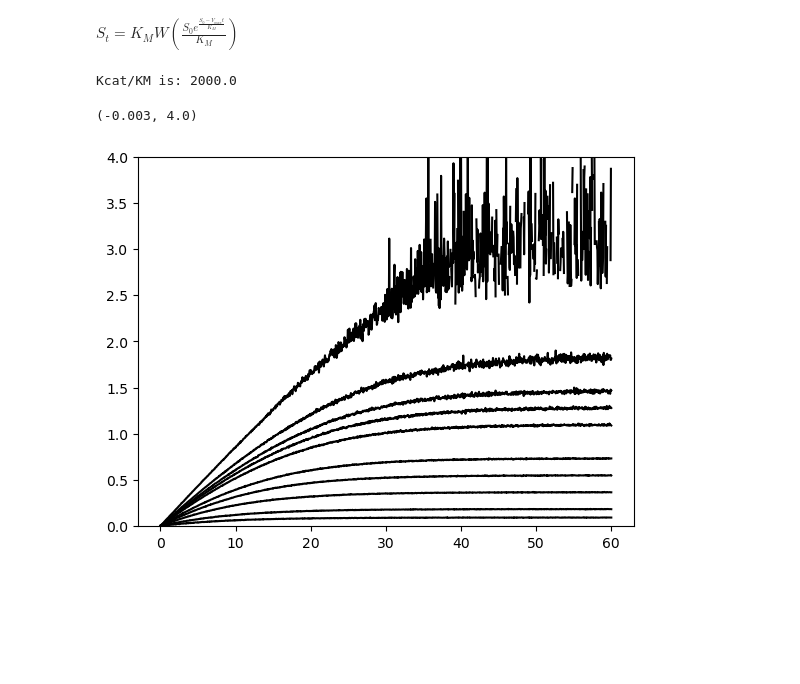
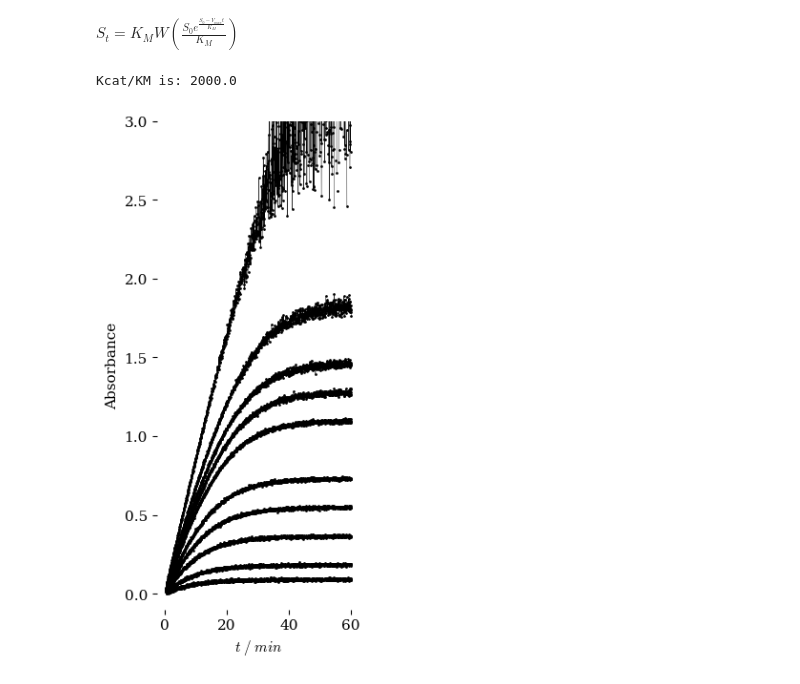
Before and after one commit to blinkletter/StealThisCode, a Jupyter notebook: testideas/DataGenerator.ipynb, the cells around one changed output. Cells and saved outputs as stored; diff of their text form; code cells hidden in the pictures; blank space fills up the shorter version.

```diff
--- a/testideas/DataGenerator.ipynb
+++ b/testideas/DataGenerator.ipynb
@@ -71,44 +71,69 @@ n_points = 1200            ### number of points - increase if needed
 #########################################
 
 dt = time_end / n_points          ### time step, delta t
-t_line = np.arange(0, time_end+dt, dt) ### time vector (list of time points)
+t_line = np.arange(0.5, time_end+dt, dt) ### time vector (list of time points)
 
 ##########################
 ### Set up parameters
 ##########################
 
 E_conc = 1e-9
 KM_value = 0.05 / 1000          ### set KM value
 kcat_value = 1E2 * 60          ### set kcat value in min^-1
 S0_value = .1 / 1000            ### set initial substrate concentration value
 
 print(f"Kcat/KM is: {kcat_value/60/(KM_value*1000):0.1f}")
 
 Vmax_value = E_conc * kcat_value
 
+plt.rcdefaults()     ### resets the plot defaults so we always start in the same place
+plt.style.use("../styles/tufte.mplstyle")     ### Then add a fancy style sheet
+
+fig, ax = plt.subplots(nrows=1, ncols=1, figsize=(3,6))
+
+
 ##########################
 ### calculate x and y data
 ##########################
 S0_list = np.array([0.005,0.01,0.02,0.03,0.04,0.06,0.07,0.08,0.1,0.2]) / 1000
-#S0_list = np.array([0.008]) / 1000
+#S0_list = np.array([0.005]) / 1000
 
 for S0_value in S0_list:
     ### Calculate y according to the function
     s = S0_value - f(t_line, S0_value, KM_value, Vmax_value)
     ### the Lambert function produces imaginary numbers. Use on the real component
     s = np.real(s) * 18300
     fraction_transmittance  = 1/(10**s)
     fraction_transmittance = np.random.normal(fraction_transmittance, 0.001, len(fraction_transmittance))
     s = -np.log10(fraction_transmittance)
 
-    s = np.random.normal(s, 0.001, len(s))
-    plt.plot(t_line,s, "k-")
+    s = np.random.normal(s, 0.005, len(s))
+    x = t_line; y = s
 
+    ax.plot(x, y,
+        linestyle = '-',            ### use a line between points
+        linewidth='0.3',            ### make the line thin
+        color = 'black',            ### the line is black
+        zorder = 0                  ### everything is in layer 0 (the bottom layer in this case)
+        )
+    ax.scatter(x, y,
+        marker='o',                 ### Plot the x and y data
+        color='black',              ### markers are this color
+        edgecolors = None,       ### outline of markers is this color
+        linewidths = 0.5,           ### outline of markers is this wide
+        s=2,                       ### "s" is "size". sqrt(64) = 8 points wide
+        zorder = 1                  ### everything is in layer 1 (the top layer in this case)
+        )
 
-
-plt.ylim(-.003,4)
-#plt.xlim(1,2)
+ax.set( xlabel= r"$t\;/\;min$",
+        ylabel=r"Absorbance",
+#        title = "NPA Hydrolysis",
+        xlim=[None, None],
+        ylim=[-.1, 3]
+       )
+fig.tight_layout()         # otherwise the right y-label is slightly clipped
+plt.savefig("plot.pdf")     ### export the plot as this
+plt.show()
 # %% [output]
 Kcat/KM is: 2000.0
-(-0.003, 4.0)
-[figure, old version]
+[figure, new version]
```
Also changed, not shown: 1 other file.
